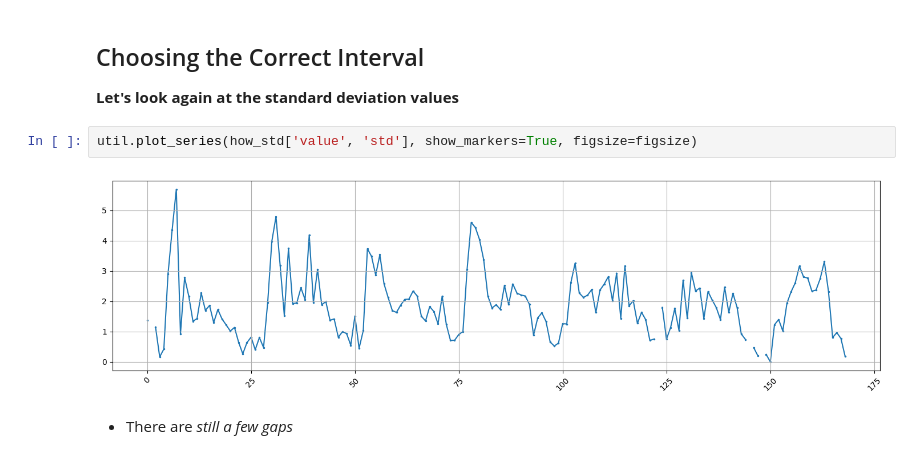
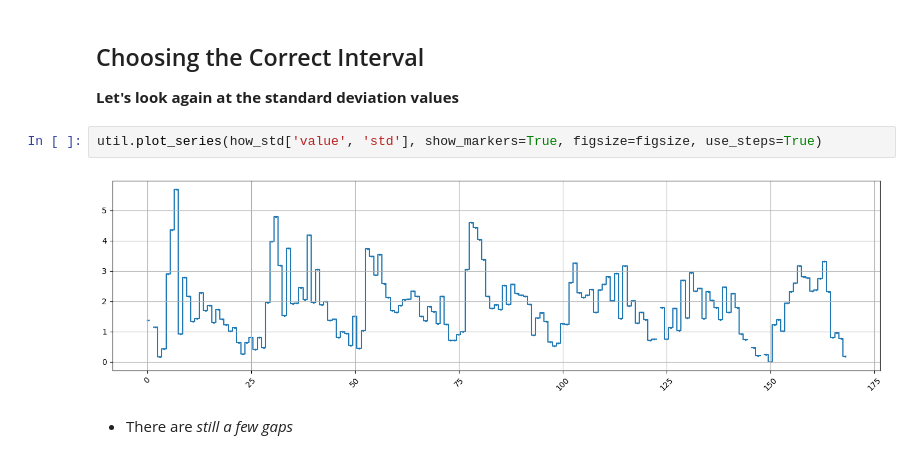
Before and after one commit to a3i-2023-2024/03-sf-gp, a Jupyter notebook: notebooks/4. Filling Missing Values in Traffic Data.ipynb, the cells around one changed output. Cells and saved outputs as stored; diff of their text form.

```diff
--- a/notebooks/4. Filling Missing Values in Traffic Data.ipynb
+++ b/notebooks/4. Filling Missing Values in Traffic Data.ipynb
@@ -400,9 +403,9 @@ how_std = data_dtw.groupby('how').agg({'value': ['std', 'count']})
 
 **Let's look again at the standard deviation values**
 # %%
-util.plot_series(how_std['value', 'std'], show_markers=True, figsize=figsize)
+util.plot_series(how_std['value', 'std'], show_markers=True, figsize=figsize, use_steps=True)
 # %% [output]
-[figure, old version]
+[figure, new version]
 # %% [markdown]
 * There are _still a few gaps_
 # %% [markdown]
```
Also changed, not shown: parts of 5 cells of this notebook, 2 other files.
